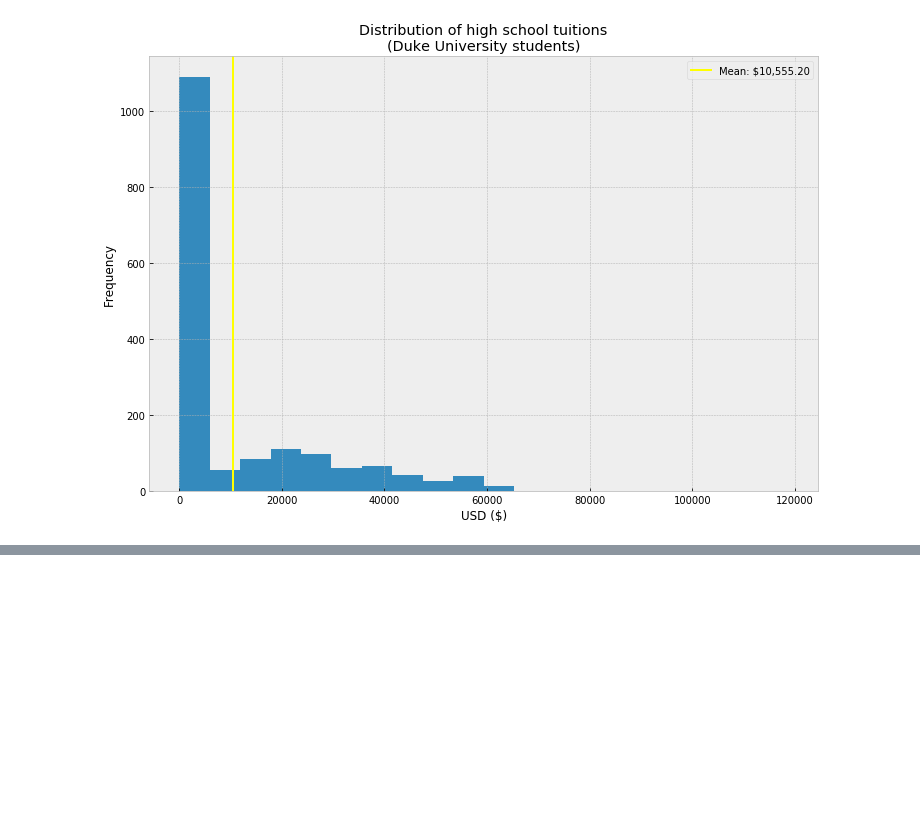
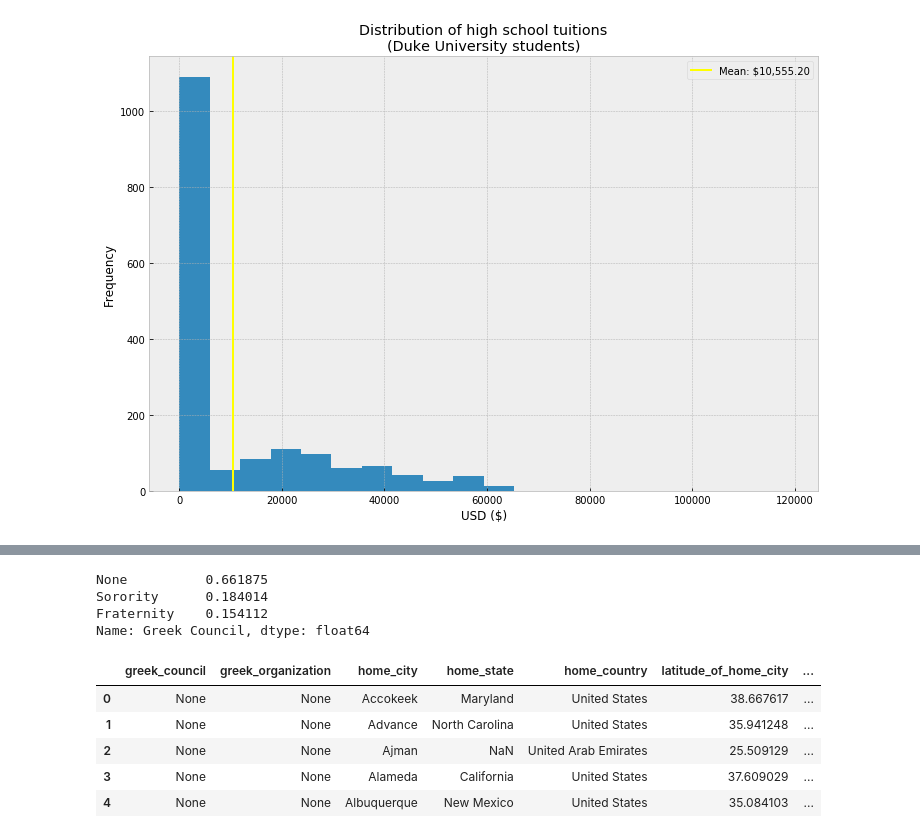
Before and after one commit to angelaambroz/2018_03_pyladies, a Jupyter notebook: 1_EDA.ipynb, the cells around one changed output, grey strips where cells are left out. Drawn from its saved outputs; the diff is of its cells as text; code cells hidden in the pictures; blank space fills up the shorter version.

```diff
--- a/1_EDA.ipynb
+++ b/1_EDA.ipynb
@@ -178,0 +196,3 @@ plt.show()
+# %%
+school_ohe = pd.get_dummies(df['Public or Private High School'], prefix='school_type')
+school_ohe.head()
@@ -178,0 +206,4 @@ plt.show()
+# %%
+# Let's add those dummies back into the original dataframe via merge!
+df = pd.merge(df, school_ohe, left_index=True, right_index=True)
+df.head()
@@ -178,0 +231,22 @@ plt.show()
+# %%
+df['Greek Council'].value_counts() / len(df)
+# %% [output]
+None          0.661875
+Sorority      0.184014
+Fraternity    0.154112
+Name: Greek Council, dtype: float64
+# %%
+# I don't really like typing out the long Proper English Words as column names,
+# let's make them lowercase snake_case!
+for col in df.columns:
+    df.rename(columns={col: col.lower().replace(' ', '_') }, inplace=True)
+
+# Check to make sure it worked
+df.head()
+# %% [output]
+|  | greek_council | greek_organization | home_city | home_state | home_country | latitude_of_home_city | ... |
+| 0 | None | None | Accokeek | Maryland | United States | 38.667617 | ... |
+| 1 | None | None | Advance | North Carolina | United States | 35.941248 | ... |
+| 2 | None | None | Ajman | NaN | United Arab Emirates | 25.509129 | ... |
+| 3 | None | None | Alameda | California | United States | 37.609029 | ... |
+| 4 | None | None | Albuquerque | New Mexico | United States | 35.084103 | ... |
```
Also changed, not shown: parts of 17 cells of this notebook, 6 other files.
